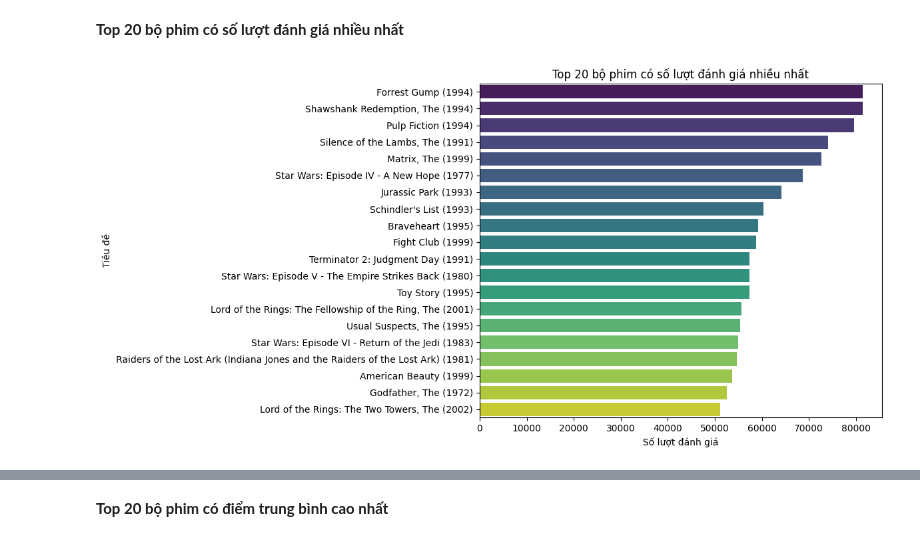
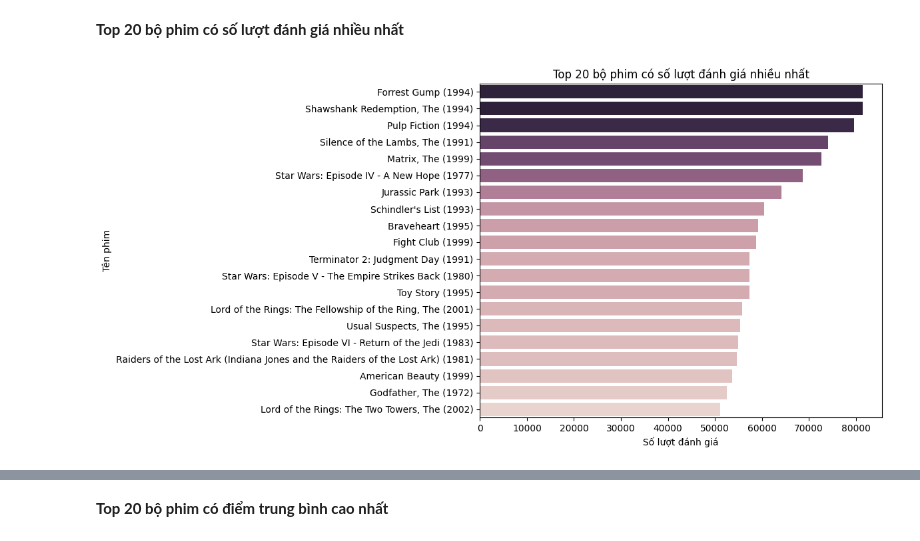
Before and after one commit to ththu0205/SVD-in-Movie-Recommendation-Systems, a Jupyter notebook: baseline_SVD/phase1.ipynb, the cells around one changed output, grey strips where cells are left out. Cells and saved outputs as stored; diff of their text form; code cells hidden in the pictures.

```diff
--- a/baseline_SVD/phase1.ipynb
+++ b/baseline_SVD/phase1.ipynb
@@ -10,7 +10,7 @@ from sklearn.preprocessing import LabelEncoder
 from sklearn.metrics import mean_squared_error, mean_absolute_error
 # %%
 # Load dataset
-ratings = pd.read_csv("/kaggle/input/movielens-25m-dataset/ml-25m/ratings.csv")
-movies = pd.read_csv("/kaggle/input/movielens-25m-dataset/ml-25m/movies.csv")
-links = pd.read_csv("/kaggle/input/movielens-25m-dataset/ml-25m/links.csv")
+ratings = pd.read_csv("../data/ratings.csv")
+movies = pd.read_csv("../data/movies.csv")
+tags = pd.read_csv("../data/tags.csv")
 # %%
@@ -78,22 +47,22 @@ plt.show()
 # %% [markdown]
 **Top 20 bộ phim có số lượt đánh giá nhiều nhất**
 # %%
-# Lấy danh sách 20 bộ phim có số lượt đánh giá cao nhất
+# Lấy danh sách 20 bộ phim có số lượt đánh giá nhiều nhất
 top_movies = ratings['movieId'].value_counts().head(20)
 # Tạo DataFrame
 top_movies = pd.DataFrame({'movieId': top_movies.index, 'num_ratings': top_movies.values})
 # Gộp dữ liệu với bảng 'movies' để lấy tên phim
 top_movies = top_movies.merge(movies[['movieId', 'title']], on='movieId')
 
 # Vẽ biểu đồ
 plt.figure(figsize=(12, 6))
-sns.barplot(y='title', x='num_ratings', data=top_movies, palette='viridis')
+sns.barplot(y='title', x='num_ratings', hue='num_ratings', data=top_movies, legend=False)
 plt.title('Top 20 bộ phim có số lượt đánh giá nhiều nhất')
 plt.xlabel('Số lượt đánh giá')
-plt.ylabel('Tiêu đề')
+plt.ylabel('Tên phim')
 plt.tight_layout()
 plt.show()
 # %% [output]
-[figure, old version]
+[figure, new version]
 # %% [markdown]
 **Nhận xét:**
```
Also changed, not shown: parts of 13 cells of this notebook.
